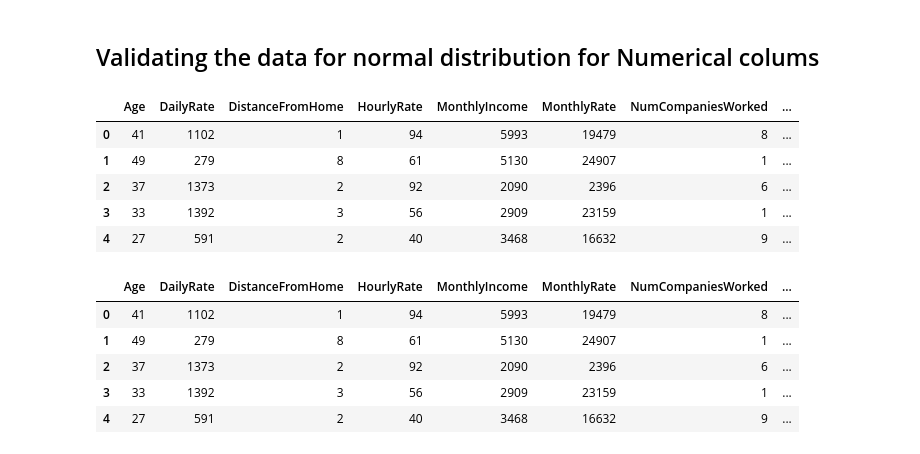
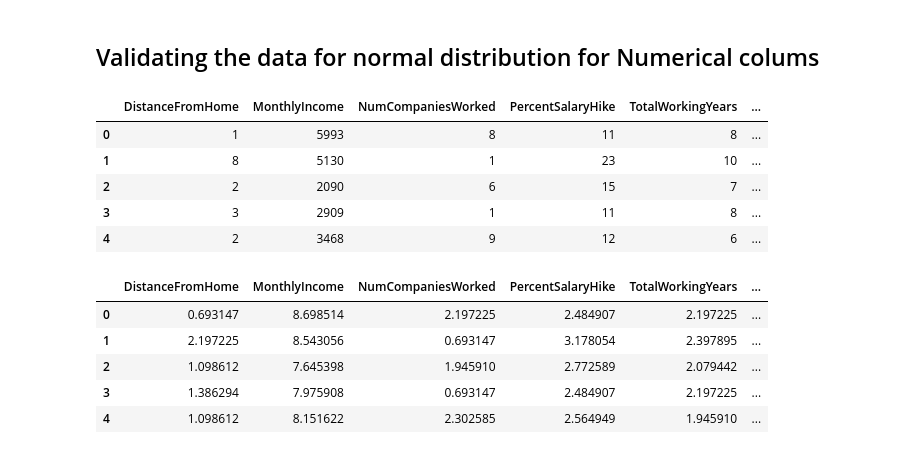
Before and after one commit to abhirockraj/AttritionRateIBM, a Jupyter notebook: DataAnalysis.ipynb, the cells around one changed output. Saved outputs shown, nothing was run; the diff lists cells and outputs as text; code cells hidden in the pictures.

```diff
--- a/DataAnalysis.ipynb
+++ b/DataAnalysis.ipynb
@@ -46,26 +48,26 @@ X.sample()
 # %% [markdown]
 ## Validating the data for normal distribution for Numerical colums
 # %%
+num_cols=['DistanceFromHome','MonthlyIncome','NumCompaniesWorked','PercentSalaryHike','TotalWorkingYears','YearsWithCurrManager','YearsSinceLastPromotion','YearsInCurrentRole']
 xn = X[num_cols]
 xn.head()
 # %% [output]
-|  | Age | DailyRate | DistanceFromHome | HourlyRate | MonthlyIncome | MonthlyRate | NumCompaniesWorked | ... |
-| 0 | 41 | 1102 | 1 | 94 | 5993 | 19479 | 8 | ... |
-| 1 | 49 | 279 | 8 | 61 | 5130 | 24907 | 1 | ... |
-| 2 | 37 | 1373 | 2 | 92 | 2090 | 2396 | 6 | ... |
-| 3 | 33 | 1392 | 3 | 56 | 2909 | 23159 | 1 | ... |
-| 4 | 27 | 591 | 2 | 40 | 3468 | 16632 | 9 | ... |
+|  | DistanceFromHome | MonthlyIncome | NumCompaniesWorked | PercentSalaryHike | TotalWorkingYears | ... |
+| 0 | 1 | 5993 | 8 | 11 | 8 | ... |
+| 1 | 8 | 5130 | 1 | 23 | 10 | ... |
+| 2 | 2 | 2090 | 6 | 15 | 7 | ... |
+| 3 | 3 | 2909 | 1 | 11 | 8 | ... |
+| 4 | 2 | 3468 | 9 | 12 | 6 | ... |
 # %%
-num_cols=['Age','DailyRate','DistanceFromHome','HourlyRate','MonthlyIncome','MonthlyRate','NumCompaniesWorked','PercentSalaryHike','TotalWorkingYears','YearsWithCurrManager','YearsSinceLastPromotion','YearsInCurrentRole']
-pt = PowerTransformer()
-xd = pt.fit_transform(xn)
-xd = pd.DataFrame(xn,columns=num_cols)
+ft = FunctionTransformer(func=np.log1p)
+xd = ft.fit_transform(xn)
+xd = pd.DataFrame(xd,columns=num_cols)
 xd.head()
 # %% [output]
-|  | Age | DailyRate | DistanceFromHome | HourlyRate | MonthlyIncome | MonthlyRate | NumCompaniesWorked | ... |
-| 0 | 41 | 1102 | 1 | 94 | 5993 | 19479 | 8 | ... |
-| 1 | 49 | 279 | 8 | 61 | 5130 | 24907 | 1 | ... |
-| 2 | 37 | 1373 | 2 | 92 | 2090 | 2396 | 6 | ... |
-| 3 | 33 | 1392 | 3 | 56 | 2909 | 23159 | 1 | ... |
-| 4 | 27 | 591 | 2 | 40 | 3468 | 16632 | 9 | ... |
+|  | DistanceFromHome | MonthlyIncome | NumCompaniesWorked | PercentSalaryHike | TotalWorkingYears | ... |
+| 0 | 0.693147 | 8.698514 | 2.197225 | 2.484907 | 2.197225 | ... |
+| 1 | 2.197225 | 8.543056 | 0.693147 | 3.178054 | 2.397895 | ... |
+| 2 | 1.098612 | 7.645398 | 1.945910 | 2.772589 | 2.079442 | ... |
+| 3 | 1.386294 | 7.975908 | 0.693147 | 2.484907 | 2.197225 | ... |
+| 4 | 1.098612 | 8.151622 | 2.302585 | 2.564949 | 1.945910 | ... |
 # %%
```
Also changed, not shown: parts of 14 cells of this notebook.
